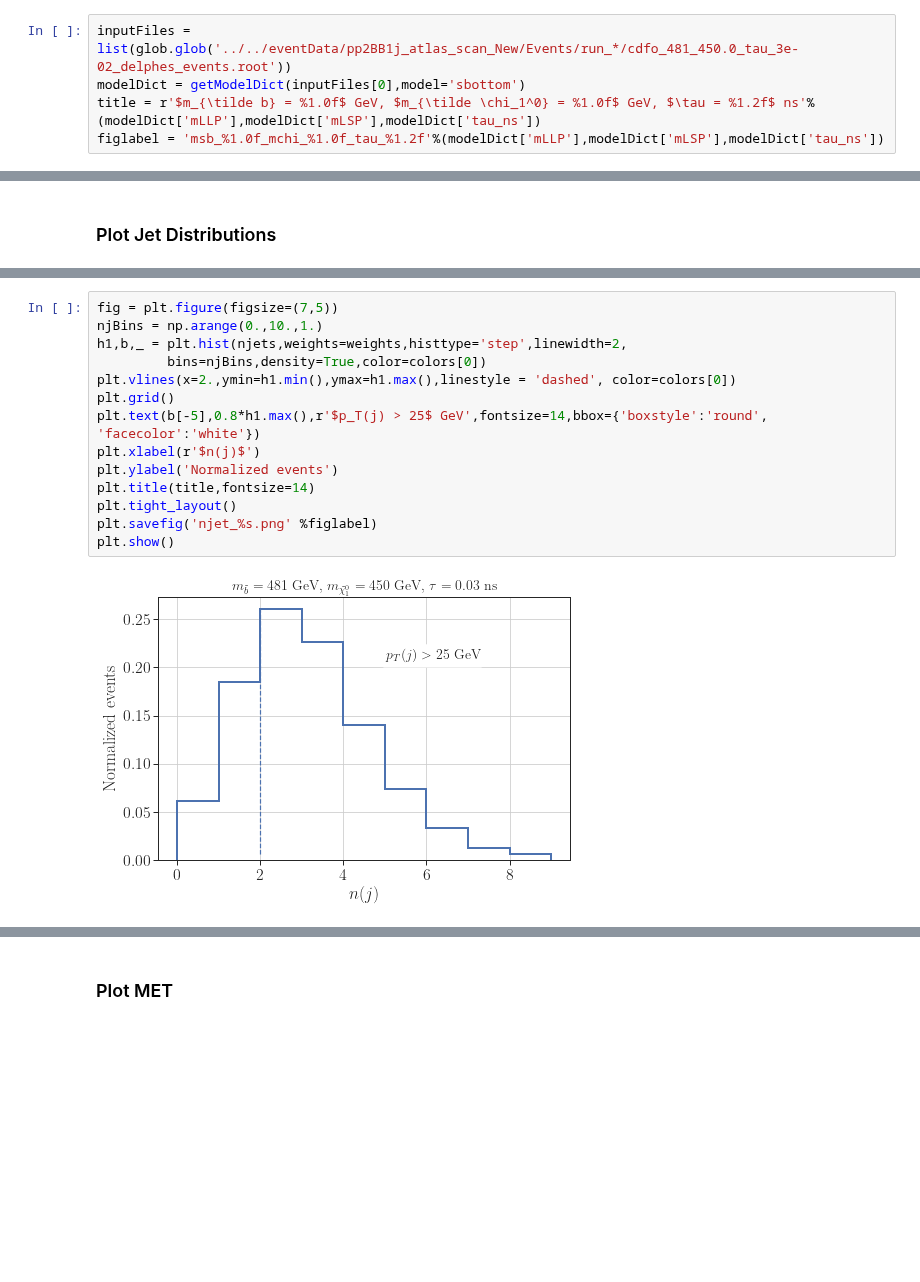
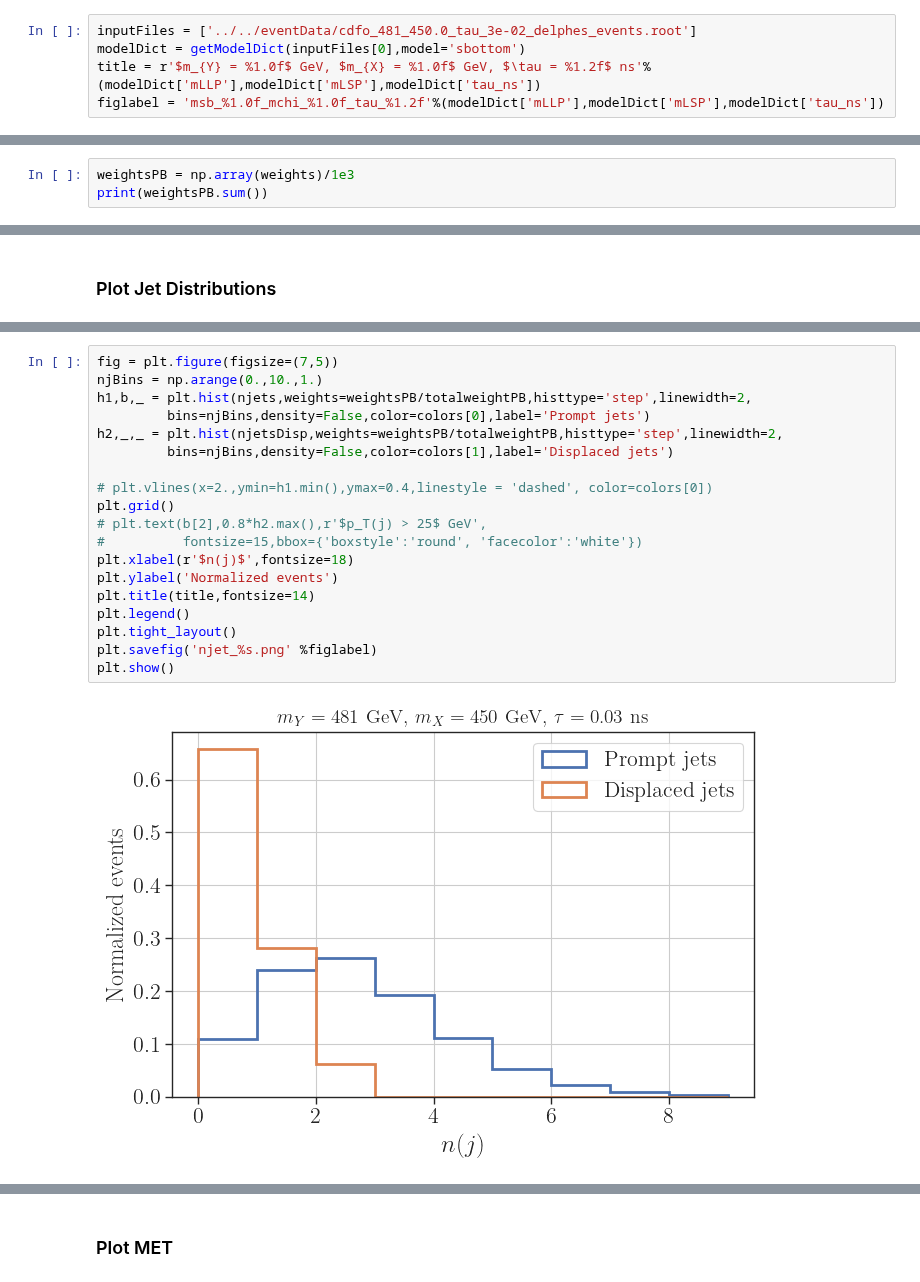
Before and after one commit to andlessa/LLP-CDFO, a Jupyter notebook: plotting/distributions/plots-dists-ATLAS-SUSY-2016-08.ipynb, the cells around one changed output, grey strips where cells are left out. Cells and saved outputs as stored; diff of their text form; blank space fills up the shorter version.

```diff
--- a/plotting/distributions/plots-dists-ATLAS-SUSY-2016-08.ipynb
+++ b/plotting/distributions/plots-dists-ATLAS-SUSY-2016-08.ipynb
@@ -55,9 +55,9 @@ Welcome to JupyROOT 6.24/06
 # %% [markdown]
 ### Load Recast Data
 # %%
-inputFiles = list(glob.glob('../../eventData/pp2BB1j_atlas_scan_New/Events/run_*/cdfo_481_450.0_tau_3e-02_delphes_events.root'))
+inputFiles = ['../../eventData/cdfo_481_450.0_tau_3e-02_delphes_events.root']
 modelDict = getModelDict(inputFiles[0],model='sbottom')
-title = r'$m_{\tilde b} = %1.0f$ GeV, $m_{\tilde \chi_1^0} = %1.0f$ GeV, $\tau = %1.2f$ ns'%(modelDict['mLLP'],modelDict['mLSP'],modelDict['tau_ns'])
+title = r'$m_{Y} = %1.0f$ GeV, $m_{X} = %1.0f$ GeV, $\tau = %1.2f$ ns'%(modelDict['mLLP'],modelDict['mLSP'],modelDict['tau_ns'])
 figlabel = 'msb_%1.0f_mchi_%1.0f_tau_%1.2f'%(modelDict['mLLP'],modelDict['mLSP'],modelDict['tau_ns'])
 # %% [output]
 mLLP =  481.38
@@ -143,0 +159,3 @@ print(totalweightPB)
+# %%
+weightsPB = np.array(weights)/1e3
+print(weightsPB.sum())
@@ -170,16 +191,21 @@ plt.show()
 # %%
 fig = plt.figure(figsize=(7,5))
 njBins = np.arange(0.,10.,1.)
-h1,b,_ = plt.hist(njets,weights=weights,histtype='step',linewidth=2,
-         bins=njBins,density=True,color=colors[0])
-plt.vlines(x=2.,ymin=h1.min(),ymax=h1.max(),linestyle = 'dashed', color=colors[0])
+h1,b,_ = plt.hist(njets,weights=weightsPB/totalweightPB,histtype='step',linewidth=2,
+         bins=njBins,density=False,color=colors[0],label='Prompt jets')
+h2,_,_ = plt.hist(njetsDisp,weights=weightsPB/totalweightPB,histtype='step',linewidth=2,
+         bins=njBins,density=False,color=colors[1],label='Displaced jets')
+
+# plt.vlines(x=2.,ymin=h1.min(),ymax=0.4,linestyle = 'dashed', color=colors[0])
 plt.grid()
-plt.text(b[-5],0.8*h1.max(),r'$p_T(j) > 25$ GeV',fontsize=14,bbox={'boxstyle':'round', 'facecolor':'white'})
-plt.xlabel(r'$n(j)$')
+# plt.text(b[2],0.8*h2.max(),r'$p_T(j) > 25$ GeV',
+#          fontsize=15,bbox={'boxstyle':'round', 'facecolor':'white'})
+plt.xlabel(r'$n(j)$',fontsize=18)
 plt.ylabel('Normalized events')
 plt.title(title,fontsize=14)
+plt.legend()
 plt.tight_layout()
 plt.savefig('njet_%s.png' %figlabel)
 plt.show()
 # %% [output]
-[figure, old version]
+[figure, new version]
```
Also changed, not shown: parts of 9 cells of this notebook, 13 other files.
